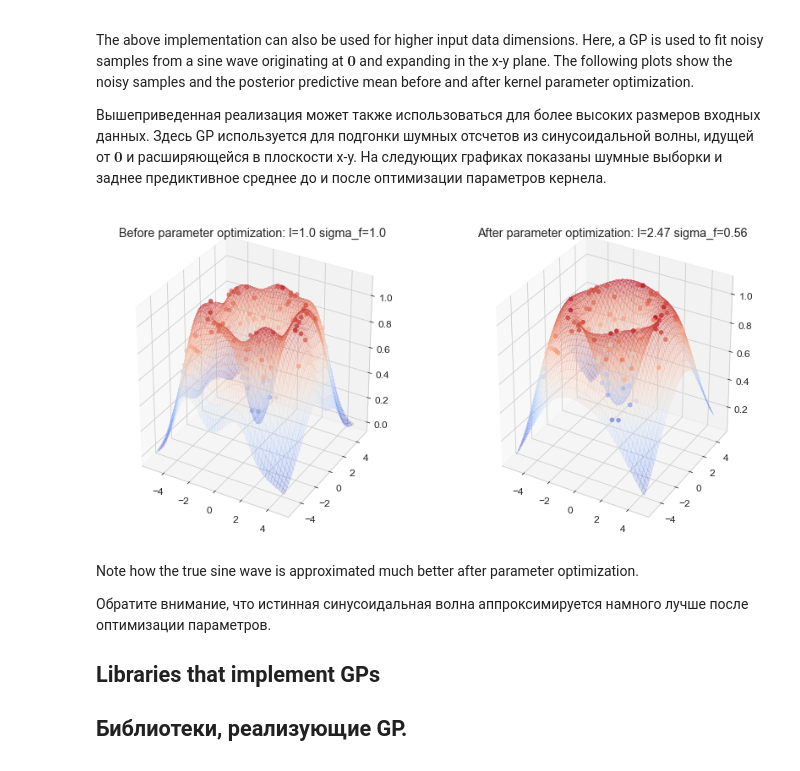
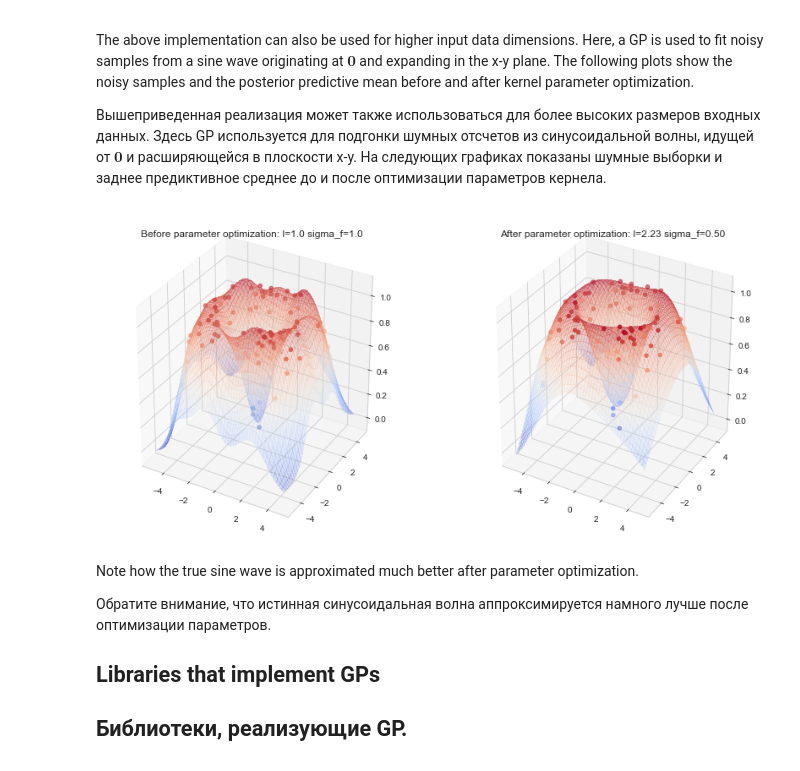
Before and after one commit to aa-savelyev/DaOptSm, a Jupyter notebook: 6.Kernel_fitting.ipynb, the cells around one changed output. Drawn from its saved outputs; the diff is of its cells as text; code cells hidden in the pictures.

```diff
--- a/6.Kernel_fitting.ipynb
+++ b/6.Kernel_fitting.ipynb
@@ -304,36 +304,42 @@ With optimized kernel parameters, training data are reasonably covered by the 95
 The above implementation can also be used for higher input data dimensions. Here, a GP is used to fit noisy samples from a sine wave originating at $\boldsymbol{0}$ and expanding in the x-y plane. The following plots show the noisy samples and the posterior predictive mean before and after kernel parameter optimization.
 
 Вышеприведенная реализация может также использоваться для более высоких размеров входных данных. Здесь GP используется для подгонки шумных отсчетов из синусоидальной волны, идущей от $\boldsymbol{0}$ и расширяющейся в плоскости x-y. На следующих графиках показаны шумные выборки и заднее предиктивное среднее до и после оптимизации параметров кернела.
+# %%
+from mpl_toolkits.mplot3d import Axes3D
+
+def plot_gp_2D(gx, gy, mu, X_train, Y_train, title, i):
+    ax = plt.gcf().add_subplot(1, 2, i, projection='3d')
+    ax.plot_surface(gx, gy, mu.reshape(gx.shape), cmap=cm.coolwarm, linewidth=0, alpha=0.2, antialiased=False)
+    ax.scatter(X_train[:,0], X_train[:,1], Y_train, c=Y_train, cmap=cm.coolwarm)
+    ax.set_title(title)
 # %%
-from gaussian_processes_util import plot_gp_2D
-
-noise_2D_train = 0.03
-noise_2D_model = 0.10
+noise_2D_train = 0.02
+noise_2D_model = 0.05
 
 rx, ry = np.arange(-5, 5, 0.2), np.arange(-5, 5, 0.2)
 gx, gy = np.meshgrid(rx, rx)
 
 X_2D = np.c_[gx.ravel(), gy.ravel()]
 
 X_2D_train = np.random.uniform(-4, 4, (100, 2))
 Y_2D_train = np.sin(0.5 * np.linalg.norm(X_2D_train, axis=1)) + \
              noise_2D_train * np.random.randn(len(X_2D_train))
 
 plt.figure(figsize=(14,7))
 
 mu_s, _ = posterior_predictive(X_2D, X_2D_train, Y_2D_train, sigma_y=noise_2D_model)
 plot_gp_2D(gx, gy, mu_s, X_2D_train, Y_2D_train,
            f'Before parameter optimization: l={1.00} sigma_f={1.00}', 1)
 
 res = minimize(nll_fn(X_2D_train, Y_2D_train, noise_2D_model), [1, 1],
                bounds=((1e-5, None), (1e-5, None)),
                method='L-BFGS-B')
 
 mu_s, _ = posterior_predictive(X_2D, X_2D_train, Y_2D_train, *res.x, sigma_y=noise_2D_model)
 plot_gp_2D(gx, gy, mu_s, X_2D_train, Y_2D_train,
            f'After parameter optimization: l={res.x[0]:.2f} sigma_f={res.x[1]:.2f}', 2)
 # %% [output]
-[figure, old version]
+[figure, new version]
 # %% [markdown]
 Note how the true sine wave is approximated much better after parameter optimization.
 
```
Also changed, not shown: parts of 3 cells of this notebook, 5 other files.
